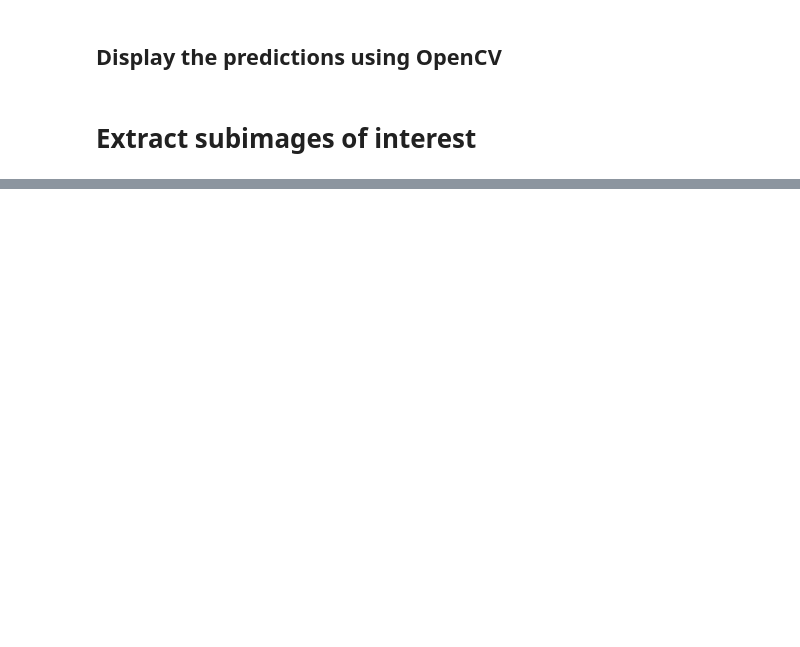
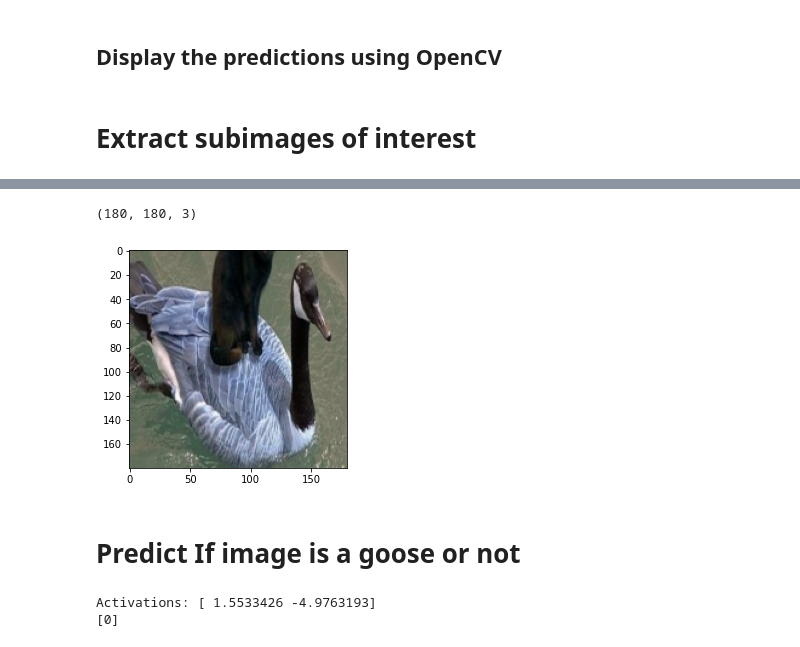
Before and after one commit to shwethasiva/ELEC498Capstone, a Jupyter notebook: model.ipynb, the cells around one changed output, grey strips where cells are left out. Drawn from its saved outputs; the diff is of its cells as text; code cells hidden in the pictures; blank space fills up the shorter version.

```diff
--- a/model.ipynb
+++ b/model.ipynb
@@ -223,0 +218,23 @@ NameError: name 'probability_model' is not defined
+# %%
+resized_imgs = []
+for subimg in subimages:
+    resized_imgs.append(cv2.resize(subimg, (180, 180), interpolation = cv2.INTER_AREA))
+    print(resized_imgs[-1].shape)
+    plt.imshow(resized_imgs[-1])
+    plt.show()
+# %% [output]
+(180, 180, 3)
+[figure, added]
+# %% [markdown]
+# Predict If image is a goose or not
+# %%
+predictions = []
+for img in resized_imgs:
+    modelinput = tf.expand_dims(img, axis=0)
+    predictions.append(model.predict(modelinput)[0])
+    print(f"Activations: {(predictions[-1])}")
+    predictions[-1] = np.argmax( predictions[-1])
+print(predictions)
+# %% [output]
+Activations: [ 1.5533426 -4.9763193]
+[0]
```
Also changed, not shown: parts of 24 cells of this notebook, 5 other files.
